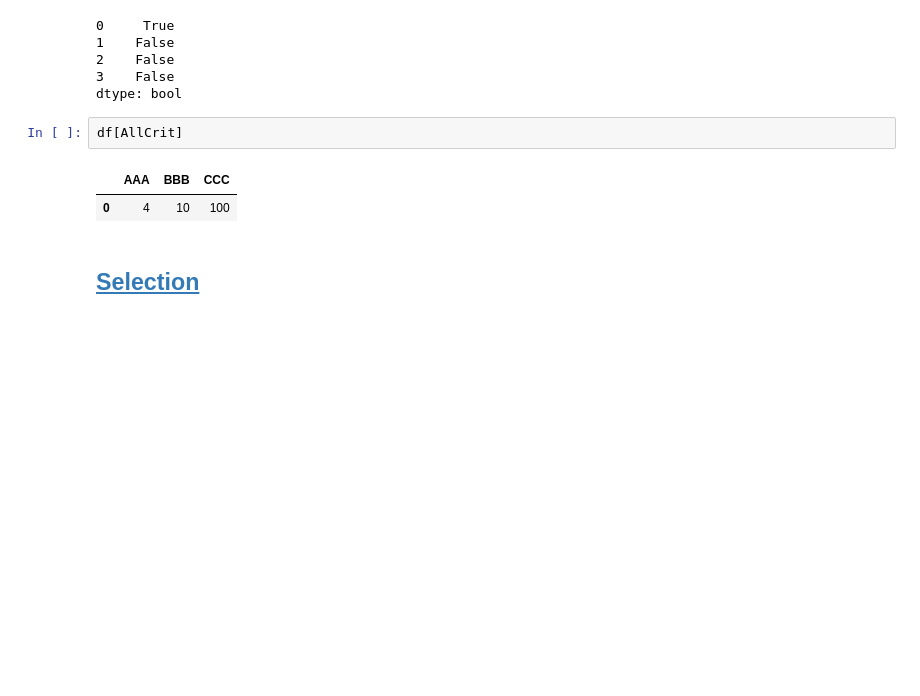
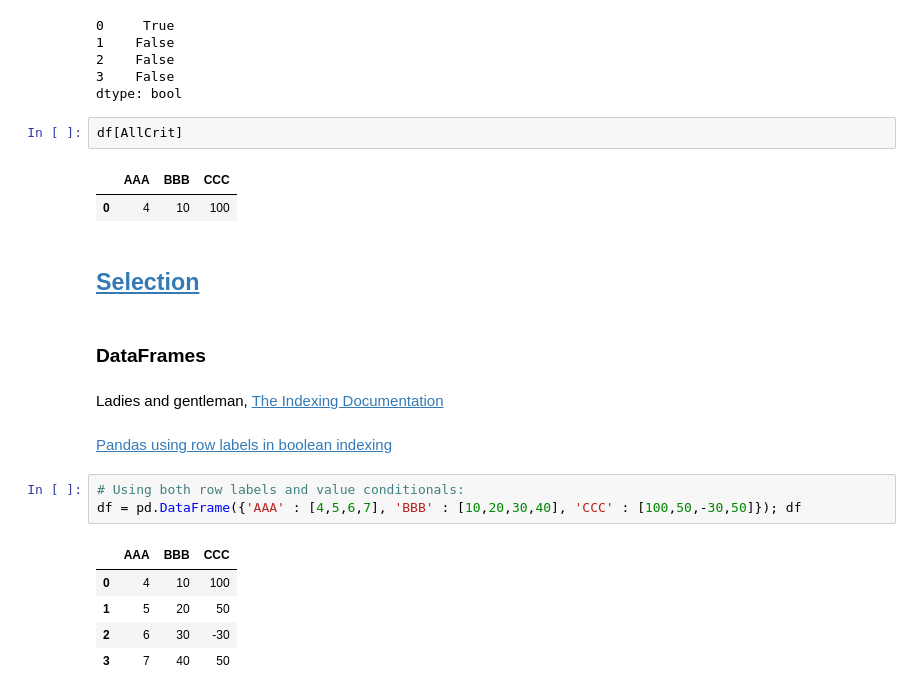
Before and after one commit to bgroveben/python3_machine_learning_projects, a Jupyter notebook: learn_kaggle/pandas/pandas_cookbook.ipynb, the cells around one changed output. Drawn from its saved outputs; the diff is of its cells as text; blank space fills up the shorter version.

```diff
--- a/learn_kaggle/pandas/pandas_cookbook.ipynb
+++ b/learn_kaggle/pandas/pandas_cookbook.ipynb
@@ -249,3 +249,18 @@ df[AllCrit]
 | 0 | 4 | 10 | 100 |
 # %% [markdown]
 ## [Selection](https://pandas.pydata.org/pandas-docs/stable/cookbook.html#selection)
+# %% [markdown]
+### DataFrames
+# %% [markdown]
+Ladies and gentleman, [The Indexing Documentation](https://pandas.pydata.org/pandas-docs/stable/indexing.html#indexing)
+# %% [markdown]
+[Pandas using row labels in boolean indexing](https://stackoverflow.com/questions/14725068/pandas-using-row-labels-in-boolean-indexing)
+# %%
+# Using both row labels and value conditionals:
+df = pd.DataFrame({'AAA' : [4,5,6,7], 'BBB' : [10,20,30,40], 'CCC' : [100,50,-30,50]}); df
+# %% [output]
+|  | AAA | BBB | CCC |
+| 0 | 4 | 10 | 100 |
+| 1 | 5 | 20 | 50 |
+| 2 | 6 | 30 | -30 |
+| 3 | 7 | 40 | 50 |
```
Also changed, not shown: parts of 12 cells of this notebook.
